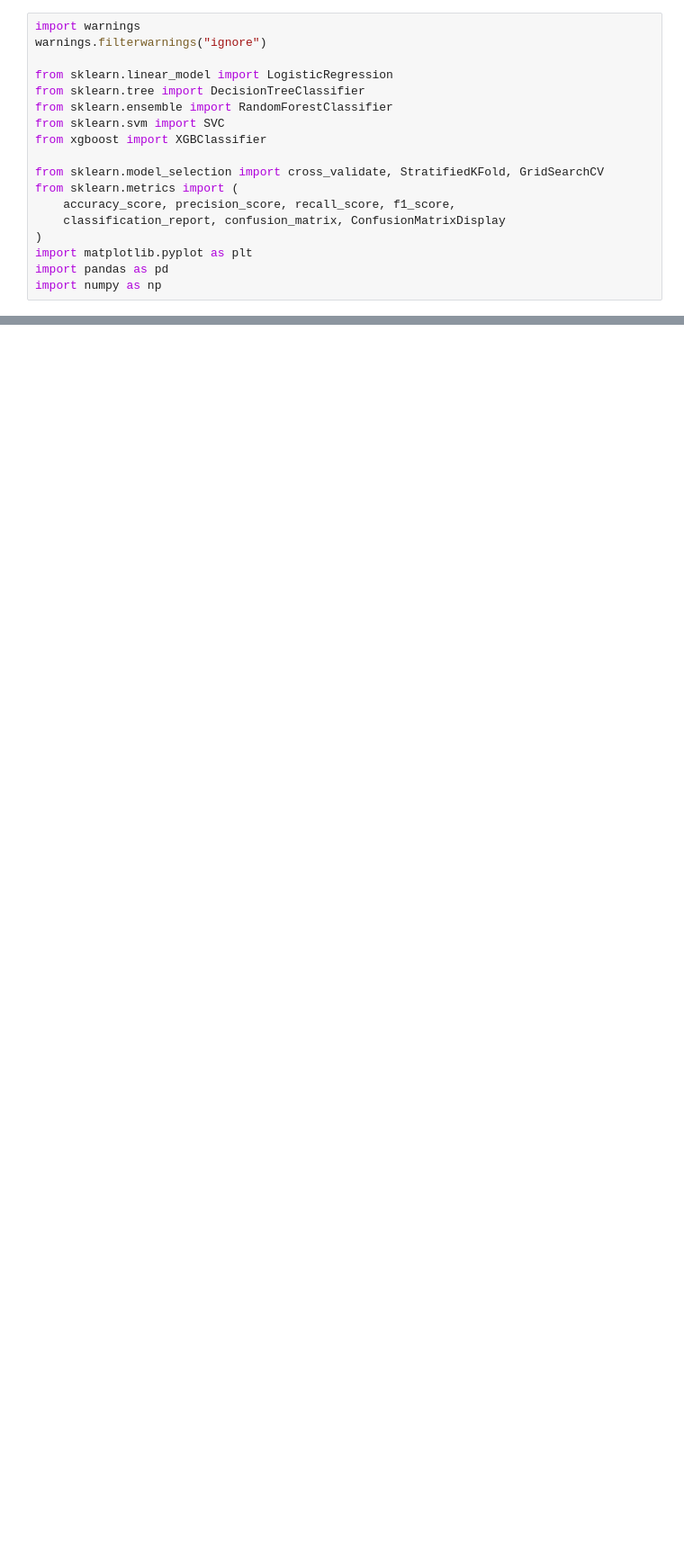
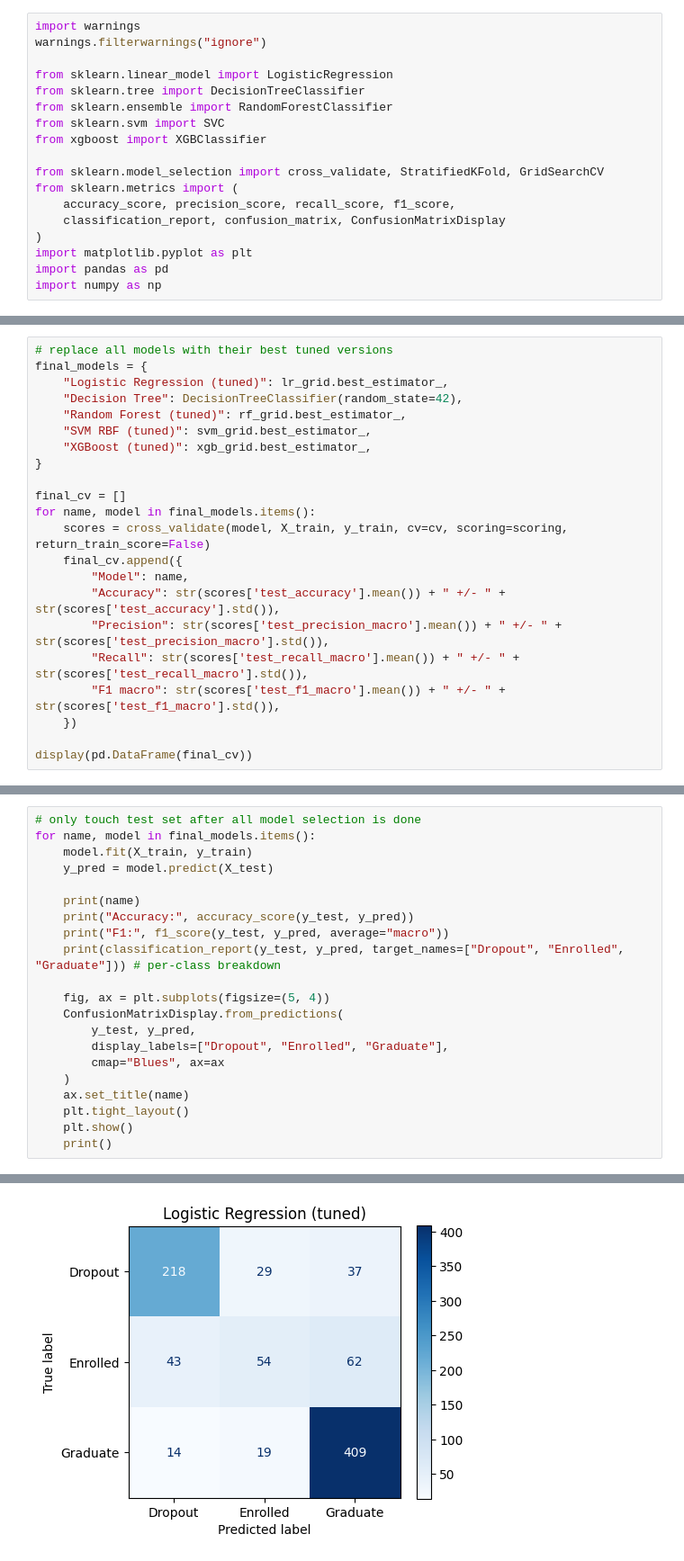
Before and after one commit to OhEve-S/student-outcome-prediction, a Jupyter notebook: model_training_cv.ipynb, the cells around one changed output, grey strips where cells are left out. Shown at 90% size. Cells and saved outputs as stored; diff of their text form; blank space fills up the shorter version.

```diff
--- a/model_training_cv.ipynb
+++ b/model_training_cv.ipynb
@@ -182,0 +335,22 @@ Decision Tree, Random Forest, XGBoost: default params
+# %%
+# replace all models with their best tuned versions
+final_models = {
+    "Logistic Regression (tuned)": lr_grid.best_estimator_,
+    "Decision Tree": DecisionTreeClassifier(random_state=42),
+    "Random Forest (tuned)": rf_grid.best_estimator_,
+    "SVM RBF (tuned)": svm_grid.best_estimator_,
+    "XGBoost (tuned)": xgb_grid.best_estimator_,
+}
+
+final_cv = []
+for name, model in final_models.items():
+    scores = cross_validate(model, X_train, y_train, cv=cv, scoring=scoring, return_train_score=False)
+    final_cv.append({
+        "Model": name,
+        "Accuracy": str(scores['test_accuracy'].mean()) + " +/- " + str(scores['test_accuracy'].std()),
+        "Precision": str(scores['test_precision_macro'].mean()) + " +/- " + str(scores['test_precision_macro'].std()),
+        "Recall": str(scores['test_recall_macro'].mean()) + " +/- " + str(scores['test_recall_macro'].std()),
+        "F1 macro": str(scores['test_f1_macro'].mean()) + " +/- " + str(scores['test_f1_macro'].std()),
+    })
+
+display(pd.DataFrame(final_cv))
@@ -182,0 +366,22 @@ Decision Tree, Random Forest, XGBoost: default params
+# %%
+# only touch test set after all model selection is done
+for name, model in final_models.items():
+    model.fit(X_train, y_train)
+    y_pred = model.predict(X_test)
+
+    print(name)
+    print("Accuracy:", accuracy_score(y_test, y_pred))
+    print("F1:", f1_score(y_test, y_pred, average="macro"))
+    print(classification_report(y_test, y_pred, target_names=["Dropout", "Enrolled", "Graduate"])) # per-class breakdown
+
+    fig, ax = plt.subplots(figsize=(5, 4))
+    ConfusionMatrixDisplay.from_predictions(
+        y_test, y_pred,
+        display_labels=["Dropout", "Enrolled", "Graduate"],
+        cmap="Blues", ax=ax
+    )
+    ax.set_title(name)
+    plt.tight_layout()
+    plt.show()
+    print()
+# %% [output]
@@ -182,0 +400 @@ Decision Tree, Random Forest, XGBoost: default params
+[figure, added]
```
Also changed, not shown: parts of 44 cells of this notebook, 2 other files.
